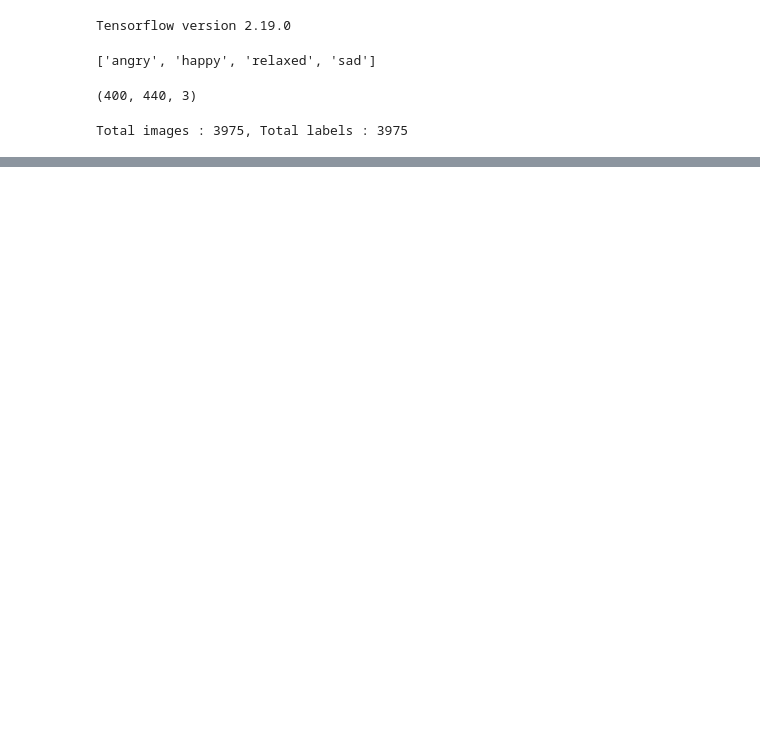
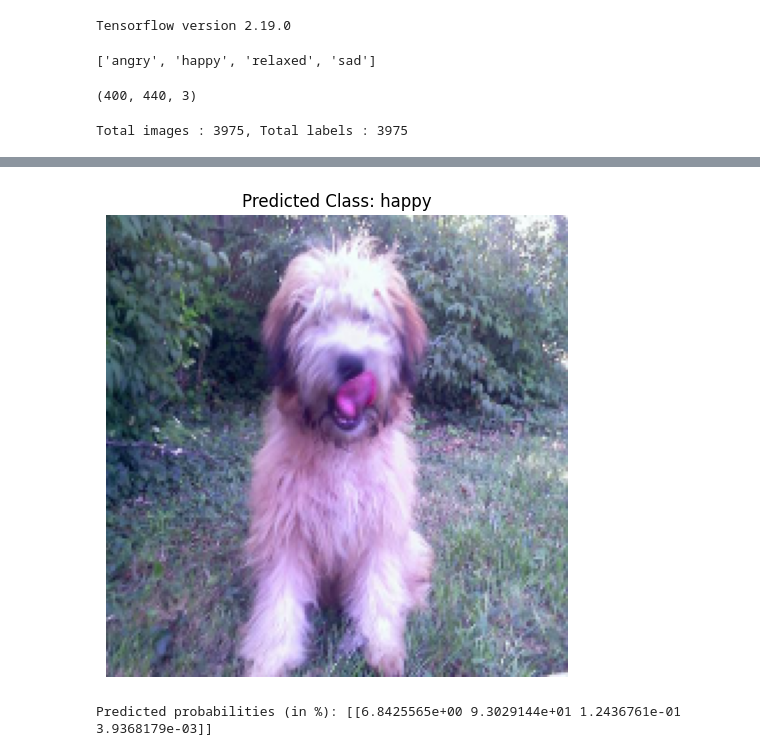
Before and after one commit to cho-aeonian/AI-Study, a Jupyter notebook: tensorflow-cnn/dog-emotion.ipynb, the cells around one changed output, grey strips where cells are left out. Saved outputs shown, nothing was run; the diff lists cells and outputs as text; code cells hidden in the pictures; blank space fills up the shorter version.

```diff
--- a/tensorflow-cnn/dog-emotion.ipynb
+++ b/tensorflow-cnn/dog-emotion.ipynb
@@ -132,0 +216,44 @@ NameError: name 'tpu_strategy' is not defined
+# %%
+import cv2
+import numpy as np
+import tensorflow as tf
+import matplotlib.pyplot as plt
+
+#테스트 이미지 경로
+test_image_path = r'C:\Users\U2SR\Desktop\Udemy\tensorflow-cnn\Dog Emotion\happy\0dula1RWC0ZyjlrqEwuVHgtxHp5kme443.jpg'
+
+#이미지 로드,전처리 함수 구현
+def load_and_preprocess_image(image_path, target_size):
+    img = cv2.imread(image_path)
+    if img is None:
+        raise ValueError("이미지 error인것같네요")
+    img_rgb = cv2.cvtColor(img, cv2.COLOR_BGR2RGB)
+    img_resized = cv2.resize(img_rgb, target_size[:2])
+    img_array = np.asarray(img_resized)
+    img_array = np.expand_dims(img_array, axis=0)
+    return img_array
+
+target_size = (200, 200)
+test_img_array = load_and_preprocess_image(test_image_path, target_size)
+
+predictions = model.predict(test_img_array)
+predicted_class = np.argmax(predictions, axis=1)[0]
+
+#클래스 이름 정의
+class_names = {
+    0: 'angry',
+    1: 'happy',
+    2: 'relaxed',
+    3: 'sad'
+}
+
+predicted_class_name = class_names[predicted_class]
+
+plt.figure(figsize=(6, 6))
+plt.imshow(test_img_array[0].astype('uint8'))
+plt.title(f'Predicted Class: {predicted_class_name}')
+plt.axis('off')
+plt.show()
+
+print(f'Predicted probabilities (in %): {predictions * 100}')
+# %% [output]
@@ -132,0 +261,2 @@ NameError: name 'tpu_strategy' is not defined
+[figure, added]
+Predicted probabilities (in %): [[6.8425565e+00 9.3029144e+01 1.2436761e-01 3.9368179e-03]]
```
Also changed, not shown: parts of 5 cells of this notebook.
